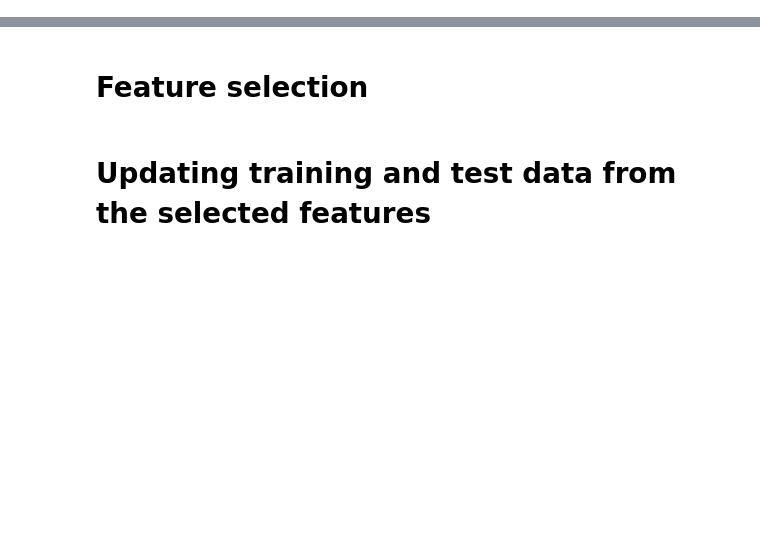
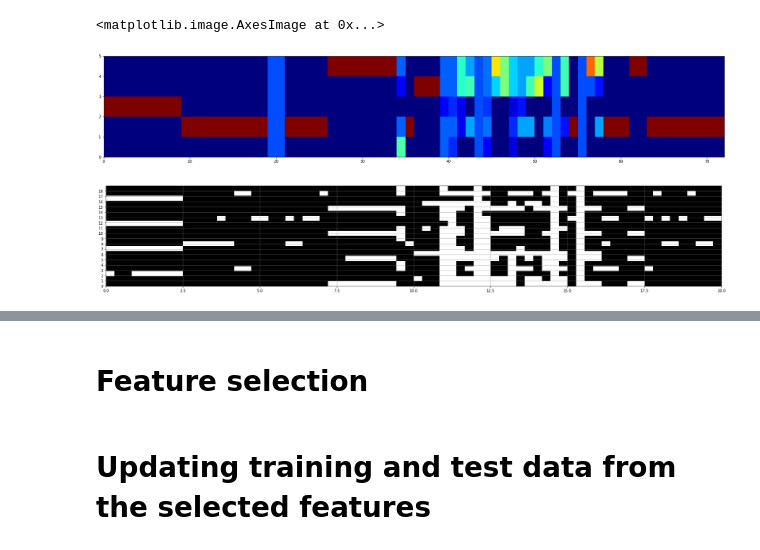
Before and after one commit to ThilinaDissanayake/Location_semantics, a Jupyter notebook: (test_2)knn.ipynb, the cells around one changed output, grey strips where cells are left out. Cells and saved outputs as stored; diff of their text form; code cells hidden in the pictures; blank space fills up the shorter version.

```diff
--- a/(test_2)knn.ipynb
+++ b/(test_2)knn.ipynb
@@ -64,0 +67,10 @@ ticks=np.arange(0,19,1)
+# %%
+place = []
+for p in places:
+    loc = []
+    for c in place_cluster:
+        if p == c:
+            loc.append(1)
+        else:
+            loc.append(0)
+    place.append(loc)
@@ -64,0 +88,2 @@ ticks=np.arange(0,19,1)
+# %%
+feature_map = training_data.iloc[:,0:-1]
@@ -64,0 +138,14 @@ ticks=np.arange(0,19,1)
+# %%
+plt.figure(figsize=(30,5))
+plt.imshow(np.array(prob).T,cmap='jet', interpolation='nearest', origin='upper', extent=[0,len(prob),0,len(place)], aspect='auto')
+# %% [output]
+<matplotlib.image.AxesImage at 0x...>
+[figure, added]
+# %%
+plt.figure(figsize=(30,5))
+plt.yticks(ticks)
+plt.grid(color='grey', linestyle='-', linewidth=0.5)
+plt.imshow(feature_map,cmap='gray', interpolation='nearest', origin='lower', extent=[0,len(feature_map[0]),0,19], aspect='auto')
+plt.show()
+# %% [output]
+[figure, added]
```
Also changed, not shown: parts of 51 cells of this notebook, 3 other files.
